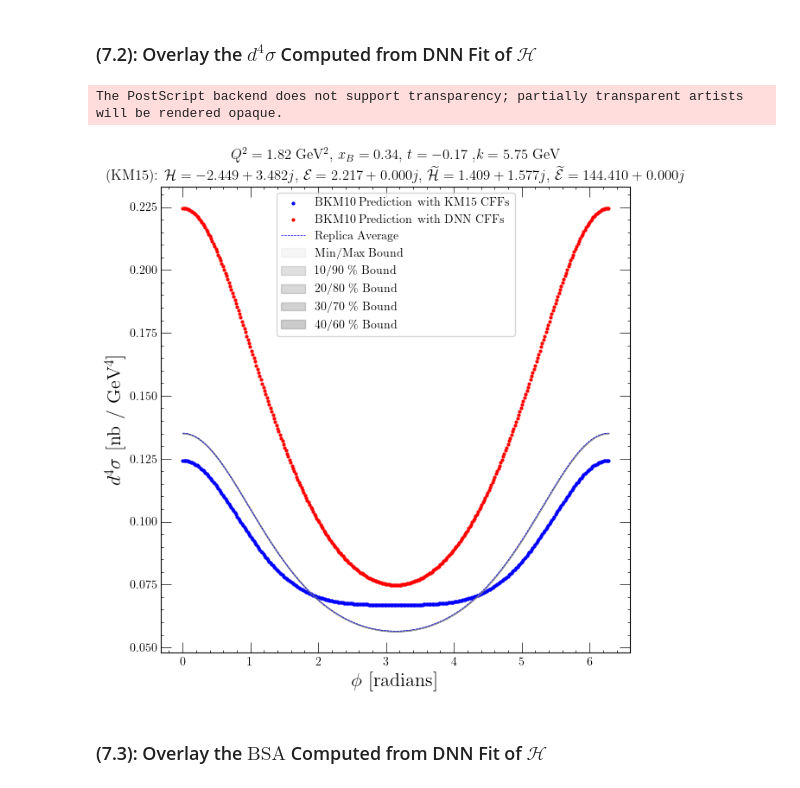
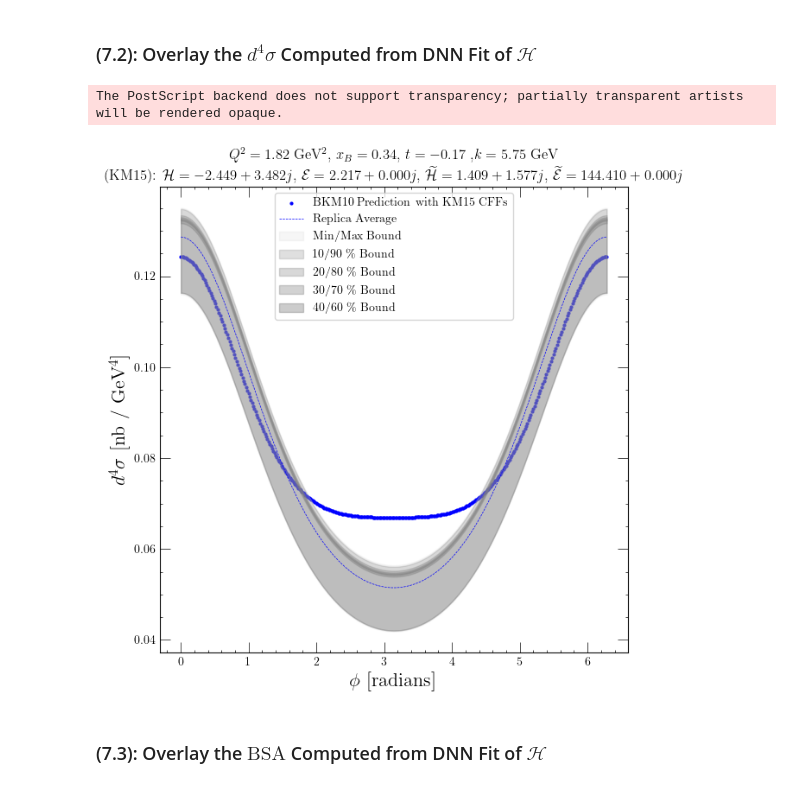
Before and after one commit to JayDanielsss/gpd_dnn, a Jupyter notebook: closure_test/closure_test.ipynb, the cells around one changed output. Cells and saved outputs as stored; diff of their text form; code cells hidden in the pictures.

Commit message:
determined discrepancy between TF-computed and bkm10-computed cross-section --- it's resolved now!

```diff
--- a/closure_test/closure_test.ipynb
+++ b/closure_test/closure_test.ipynb
@@ -1780,24 +1796,24 @@ def bkm10_cross_section(
 
     if lep_helicity == 0.0:
         tf_cross_section_km15 = 0.5 * (
-            _CONVERSION_FACTOR*_QED_FINE_STRUCTURE**3*xb*y*(
+            _CONVERSION_FACTOR*_QED_FINE_STRUCTURE**3*xb*y*y*(
                 bh_km15_plus_beam + bh_km15_minus_beam +
                 dvcs_km15_plus_beam + dvcs_km15_minus_beam +
-                interference_km15_plus_beam + interference_km15_minus_beam) / (16. * tf.square(tf.constant(np.pi)) * q_sq * tf.sqrt(1. + ep**2)))
+                interference_km15_plus_beam + interference_km15_minus_beam) / (8.*tf.constant(np.pi)*q_sq*q_sq*tf.sqrt(1. + ep**2)))
 
     elif lep_helicity == 1.0:
         tf_cross_section_km15 = (
-            _CONVERSION_FACTOR*_QED_FINE_STRUCTURE**3*xb*y*(
+            _CONVERSION_FACTOR*_QED_FINE_STRUCTURE**3*xb*y*y*(
                 bh_km15_plus_beam + 0.0 +
                 dvcs_km15_plus_beam + 0.0 +
-                interference_km15_plus_beam + 0.0) / (16. * tf.square(tf.constant(np.pi)) * q_sq * tf.sqrt(1. + ep**2)))
+                interference_km15_plus_beam + 0.0) / (8.*tf.constant(np.pi)*q_sq*q_sq*tf.sqrt(1. + ep**2)))
 
     elif lep_helicity == -1.0:
         tf_cross_section_km15 = (
-            _CONVERSION_FACTOR*_QED_FINE_STRUCTURE**3*xb*y*(
+            _CONVERSION_FACTOR*_QED_FINE_STRUCTURE**3*xb*y*y*(
                 0.0 + bh_km15_minus_beam +
                 0.0 + dvcs_km15_minus_beam +
-                0.0 + interference_km15_minus_beam) / (16. * tf.square(tf.constant(np.pi)) * q_sq * tf.sqrt(1. + ep**2)))
+                0.0 + interference_km15_minus_beam) / (8.*tf.constant(np.pi)*q_sq*q_sq*tf.sqrt(1. + ep**2)))
 
     return tf_cross_section_km15
 # %% [markdown]
@@ -1837,13 +1853,9 @@ def bkm10_bsa(
         q_sq, xb, t, ep, y, xi, k, f1, f2, ktilde, tprime, phi, p1, p2,
         cff_re_h, cff_re_ht, cff_re_e, cff_im_h, cff_im_ht, cff_im_e, use_ww)
 
-    cross_section_plus_beam = (_CONVERSION_FACTOR*_QED_FINE_STRUCTURE**3*xb*y*(
-                bh_km15_plus_beam + dvcs_km15_plus_beam + interference_km15_plus_beam) / (16. * tf.square(tf.constant(np.pi)) * q_sq * tf.sqrt(1. + ep**2))
-                )
 
-    cross_section_minus_beam = (_CONVERSION_FACTOR*_QED_FINE_STRUCTURE**3*xb*y*(
-                bh_km15_minus_beam + dvcs_km15_minus_beam + interference_km15_minus_beam) / (16. * tf.square(tf.constant(np.pi)) * q_sq * tf.sqrt(1. + ep**2))
-                )
+    cross_section_plus_beam = bh_km15_plus_beam + dvcs_km15_plus_beam + interference_km15_plus_beam
+    cross_section_minus_beam = bh_km15_minus_beam + dvcs_km15_minus_beam + interference_km15_minus_beam
 
     tf_bsa = ((cross_section_plus_beam - cross_section_minus_beam) / (cross_section_plus_beam + cross_section_minus_beam))
 
@@ -2722,10 +2736,10 @@ def cff_h_model():
     kinematic_inputs = tf.keras.layers.Lambda(lambda x: x[:, :3], name = 'input_kinematics')(all_model_inputs) # takes t, xb, qsquared
 
     # [NOTE]: ONLY kinematic inputs goes into the DNN!
-    hidden = tf.keras.layers.Dense(10, kernel_initializer = initializer, activation = "relu")(kinematic_inputs)
-    hidden = tf.keras.layers.Dense(10, kernel_initializer = initializer, activation = "relu")(hidden)
-    hidden = tf.keras.layers.Dense(10, kernel_initializer = initializer, activation = "relu")(hidden)
-    # hidden = tf.keras.layers.Dense(10, kernel_initializer = initializer, activation = "relu")(hidden)
+    hidden = tf.keras.layers.Dense(4, kernel_initializer = initializer, activation = "relu")(kinematic_inputs)
+    hidden = tf.keras.layers.Dense(4, kernel_initializer = initializer, activation = "relu")(hidden)
+    hidden = tf.keras.layers.Dense(4, kernel_initializer = initializer, activation = "relu")(hidden)
+    hidden = tf.keras.layers.Dense(4, kernel_initializer = initializer, activation = "relu")(hidden)
 
     # linear activation is default activation if `activation` key is not specified: https://www.tensorflow.org/api_docs/python/tf/keras/layers/Dense
     cff_outputs = tf.keras.layers.Dense(2, activation = "linear", name = "cff_h")(hidden) # Re[H] and Im[H]
@@ -2779,7 +2789,7 @@ Error:
 ### (5.2): **Begin the Replica Method**
 # %%
 NUMBER_OF_EPOCHS = 750
-number_of_replicas = 25
+number_of_replicas = 15
 
 for replica in range(number_of_replicas):
 
@@ -3462,9 +3464,9 @@ post_cff_fit_xsec_axis.scatter(
 #     phi_array_in_radians, bkm10_cross_sections_xdj,
 #     s = 4., label = "BKM10 Prediction with XDJ CFFs", color = "skyblue")
 
-post_cff_fit_xsec_axis.scatter(
-    phi_array_in_radians, bkm10_cross_sections_dnn,
-    s = 4., label = "BKM10 Prediction with DNN CFFs", color = "red")
+# post_cff_fit_xsec_axis.scatter(
+#     phi_array_in_radians, bkm10_cross_sections_dnn,
+#     s = 4., label = "BKM10 Prediction with DNN CFFs", color = "red")
 
 post_cff_fit_xsec_axis.plot(
     phi_array_in_radians,
@@ -3501,34 +3503,34 @@ post_cff_fit_xsec_axis.fill_between(
 post_cff_fit_xsec_axis.fill_between(
     x = phi_array_in_radians,
     y1 = xs_percentile_70,
     y2 = xs_percentile_30,
     label = r'30/70 \% Bound',
     color = "gray",
     alpha = 0.35)
 
 post_cff_fit_xsec_axis.fill_between(
     x = phi_array_in_radians,
     y1 = xs_percentile_60,
     y2 = xs_percentile_40,
     label = r'40/60 \% Bound',
     color = "gray",
     alpha = 0.4)
 
 post_cff_fit_xsec_axis.set_xlabel(r"$\phi$ [radians]", fontsize = 16)
 post_cff_fit_xsec_axis.set_ylabel(r"$d^{4}\sigma$ [nb / GeV$^{4}$]", fontsize = 16)
 post_cff_fit_xsec_axis.set_title(f"{title_string}\n(KM15): {km15_cff_string}")
 # post_cff_fit_xsec_axis.set_title(f"{title_string}\n(KM15): {km15_cff_string}\n(XDJ): {xdj_cff_string}")
 
 plt.legend()
 
 post_cff_fit_xsec_figure.savefig(f"./version_{VERSION_NUMBER}/plots/cross_section_comparison_v{MAJOR_MINOR_NUMBER}.png")
 post_cff_fit_xsec_figure.savefig(f"./version_{VERSION_NUMBER}/plots/cross_section_comparison_v{MAJOR_MINOR_NUMBER}.eps")
 
 plt.show()
 plt.close(post_cff_fit_xsec_figure)
 # %% [output]
 The PostScript backend does not support transparency; partially transparent artists will be rendered opaque.
-[figure, old version]
+[figure, new version]
 # %% [markdown]
 ### (7.3): Overlay the $\text{BSA}$ Computed from DNN Fit of $\mathcal{H}$
 # %%
```
Also changed, not shown: parts of 40 cells of this notebook, 3 other files.
